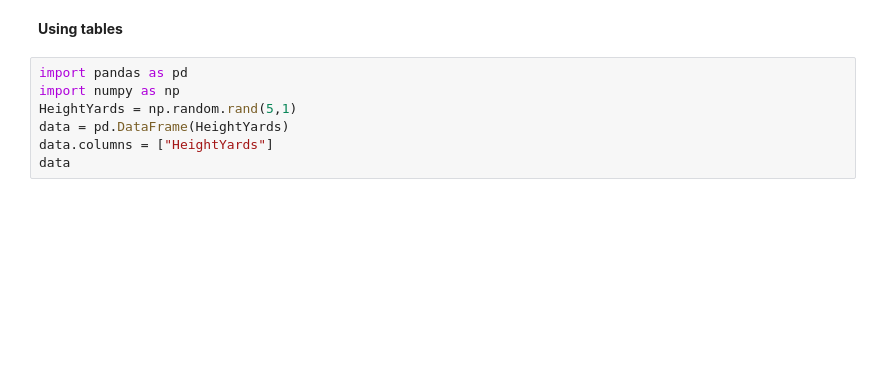
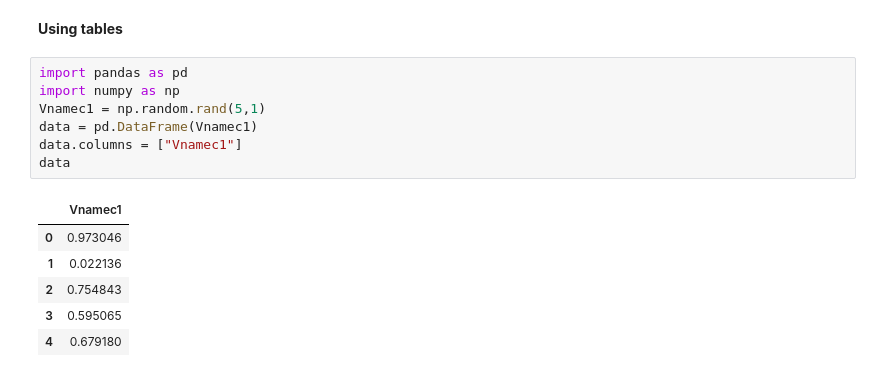
Before and after one commit to oceam/agri-image, a Jupyter notebook: codes/Googlecolab_fundamentals_2_JP.ipynb, the cells around one changed output. Cells and saved outputs as stored; diff of their text form; blank space fills up the shorter version.

```diff
--- a/codes/Googlecolab_fundamentals_2_JP.ipynb
+++ b/codes/Googlecolab_fundamentals_2_JP.ipynb
@@ -317,8 +389,15 @@ plt.show()
 # %%
 import pandas as pd
 import numpy as np
-HeightYards = np.random.rand(5,1)
-data = pd.DataFrame(HeightYards)
-data.columns = ["HeightYards"]
+Vnamec1 = np.random.rand(5,1)
+data = pd.DataFrame(Vnamec1)
+data.columns = ["Vnamec1"]
 data
+# %% [output]
+|  | Vnamec1 |
+| 0 | 0.973046 |
+| 1 | 0.022136 |
+| 2 | 0.754843 |
+| 3 | 0.595065 |
+| 4 | 0.679180 |
 # %% [markdown]
```
Also changed, not shown: parts of 39 cells of this notebook.
